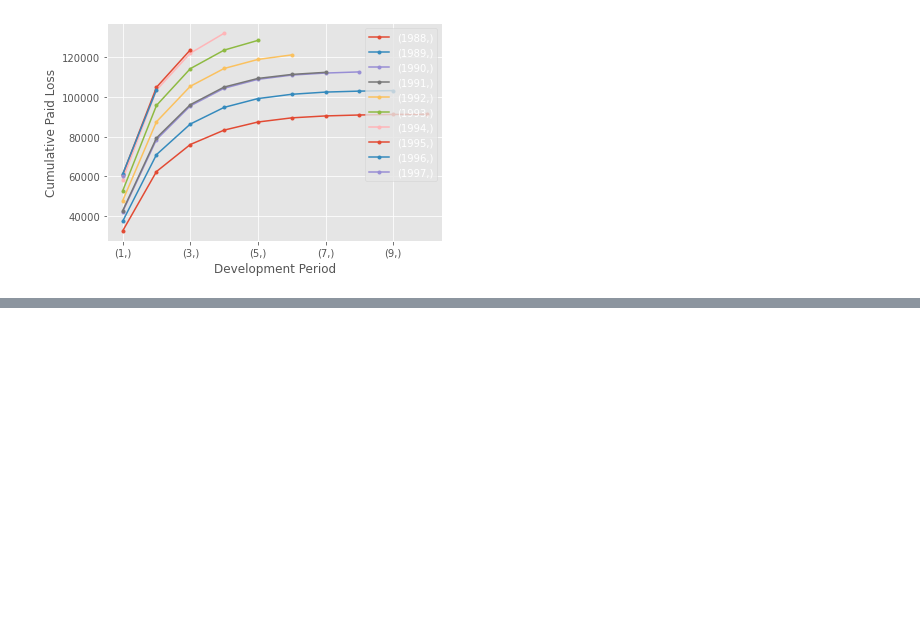
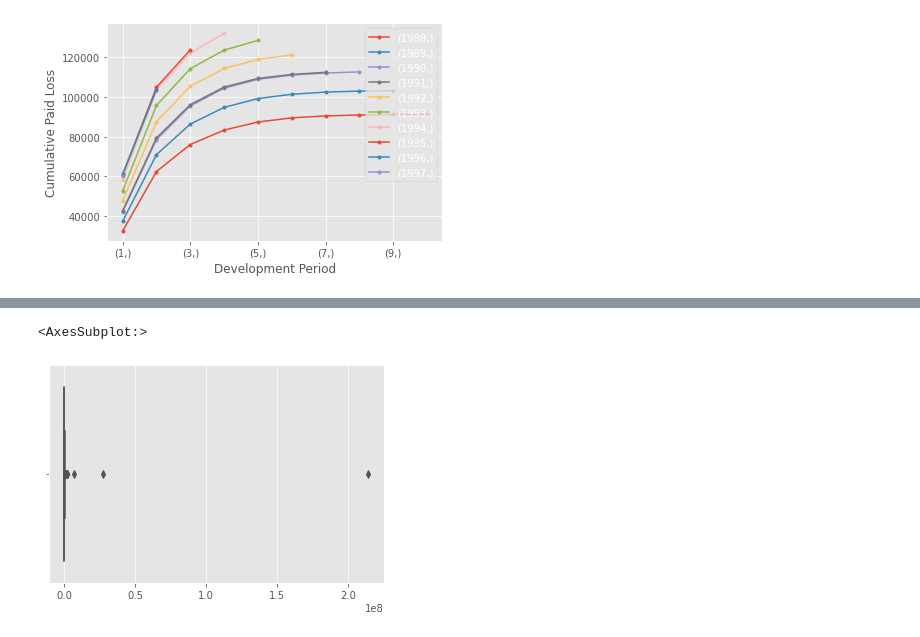
Before and after one commit to rtorresj-un/ML_applied_FinAct, a Jupyter notebook: IDA/IDA.ipynb, the cells around one changed output, grey strips where cells are left out. Saved outputs shown, nothing was run; the diff lists cells and outputs as text; code cells hidden in the pictures; blank space fills up the shorter version.

```diff
--- a/IDA/IDA.ipynb
+++ b/IDA/IDA.ipynb
@@ -567,0 +426,14 @@ for i in list(reversed(range(num_filas))):
+# %%
+#sum([d for d in smaller_matrices])
+def sum_losses_in_triangles(matrices):
+    triangle_sums = []
+    for matrix in matrices:
+        triangle_sums.append(np.nansum(np.triu(matrix)))
+    return triangle_sums
+
+# Sum up losses in each triangle
+triangle_sums = sum_losses_in_triangles(smaller_matrices)
+
+# Display the results
+for i, triangle_sum in enumerate(triangle_sums):
+    print(f"Triangle {i+1} Sum: {triangle_sum}")
@@ -567,0 +458,5 @@ for i in list(reversed(range(num_filas))):
+# %%
+sns.boxplot(triangle_sums)
+# %% [output]
+<AxesSubplot:>
+[figure, added]
```
Also changed, not shown: parts of 46 cells of this notebook, 3 other files.
